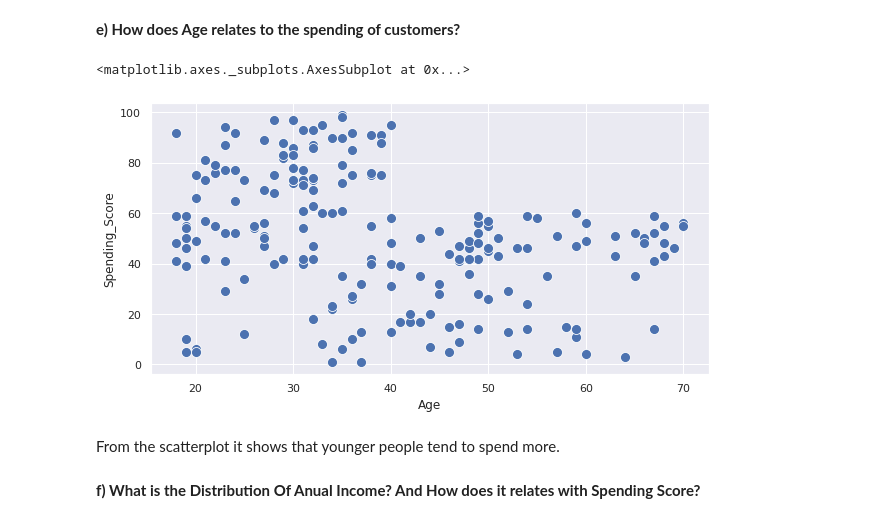
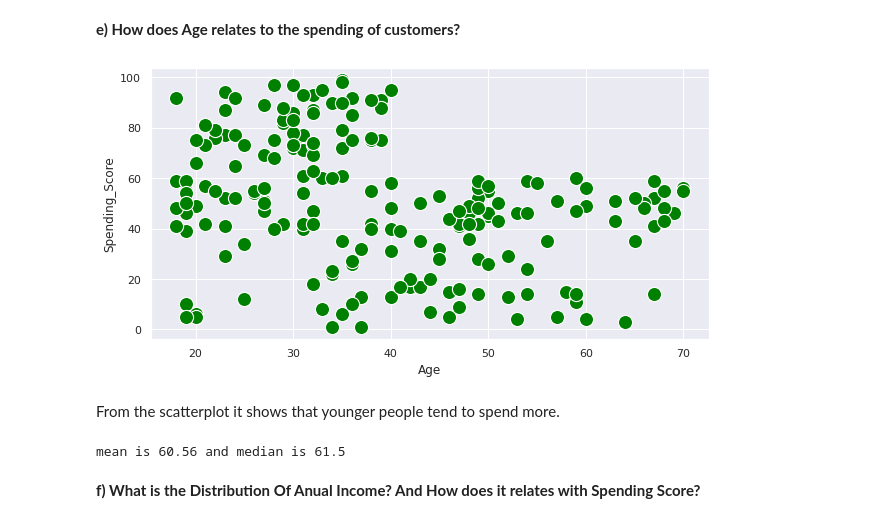
Before and after one commit to Raph-09/Mall-Customer-Segmentation-Project-Using-Clustering-ALgorithms, a Jupyter notebook: Mall_Customer_Segmentation_Project_Using_Clustering_Algorithms_ipynb.ipynb, the cells around one changed output. Drawn from its saved outputs; the diff is of its cells as text; code cells hidden in the pictures.

```diff
--- a/Mall_Customer_Segmentation_Project_Using_Clustering_Algorithms_ipynb.ipynb
+++ b/Mall_Customer_Segmentation_Project_Using_Clustering_Algorithms_ipynb.ipynb
@@ -212,12 +217,16 @@ Most  of the customers are within 25 to 40yrs old with an average age of 38.85 a
 **e) How does Age relates to the spending of customers?**
 # %%
 plt.figure(figsize=(10,5))
-sns.scatterplot(x=df.Age,y=df.Spending_Score,s=100)
+sns.scatterplot(x=df.Age,y=df.Spending_Score,s=200,color='green')
+plt.show()
 # %% [output]
-<matplotlib.axes._subplots.AxesSubplot at 0x...>
-[figure, old version]
+[figure, new version]
 # %% [markdown]
 From the scatterplot it shows that younger people tend to spend more.
+# %%
+print('mean is {0} and median is {1}'.format(df.Annual_Income.mean(),df.Annual_Income.median()))
+# %% [output]
+mean is 60.56 and median is 61.5
 # %% [markdown]
 
 
```
Also changed, not shown: parts of 8 cells of this notebook.
